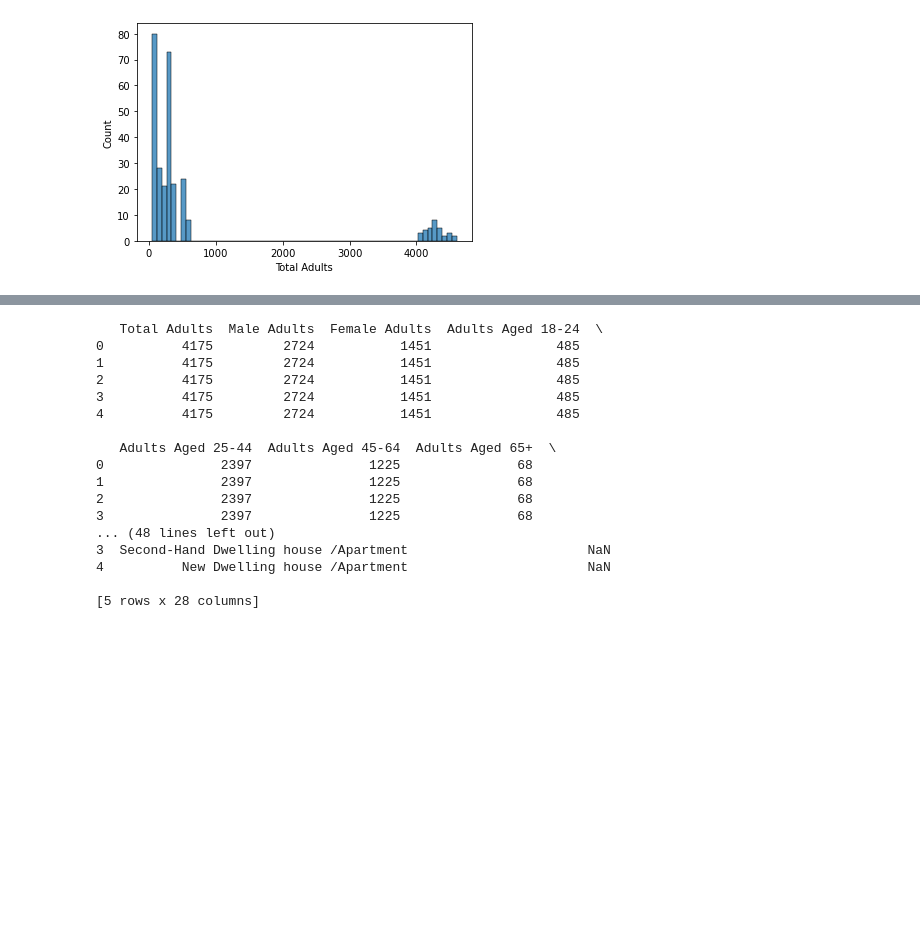
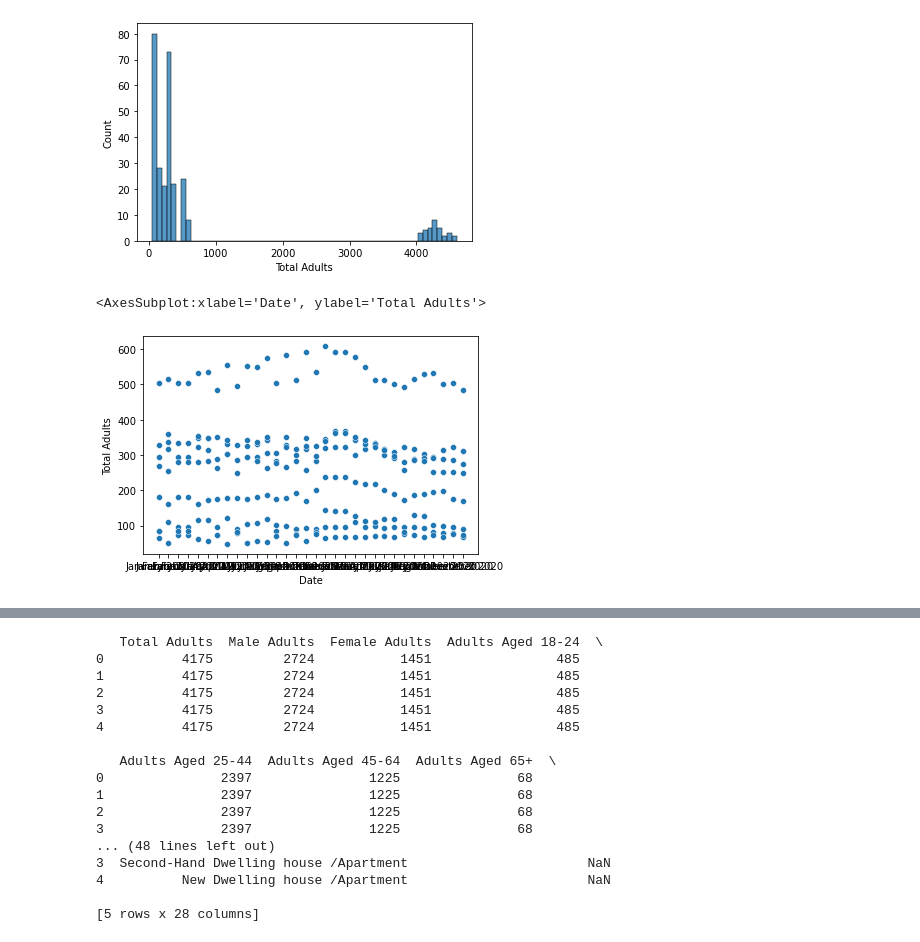
Before and after one commit to Sez23/UCDPA_SarahBrien, a Jupyter notebook: UCDPA_SarahBrien.ipynb, the cells around one changed output, grey strips where cells are left out. Cells and saved outputs as stored; diff of their text form; code cells hidden in the pictures; blank space fills up the shorter version.

```diff
--- a/UCDPA_SarahBrien.ipynb
+++ b/UCDPA_SarahBrien.ipynb
@@ -403,3 +469,9 @@ sns.histplot(H_IRE["Total Adults"])
 # %% [output]
 <AxesSubplot:xlabel='Total Adults', ylabel='Count'>
 [figure]
+# %%
+#new graphs using Data Frame without Dublin H_IRE_noDub
+sns.scatterplot(x="Date", y="Total Adults", data=H_IRE_noDub)
+# %% [output]
+<AxesSubplot:xlabel='Date', ylabel='Total Adults'>
+[figure, added]
```
Also changed, not shown: parts of 30 cells of this notebook.
